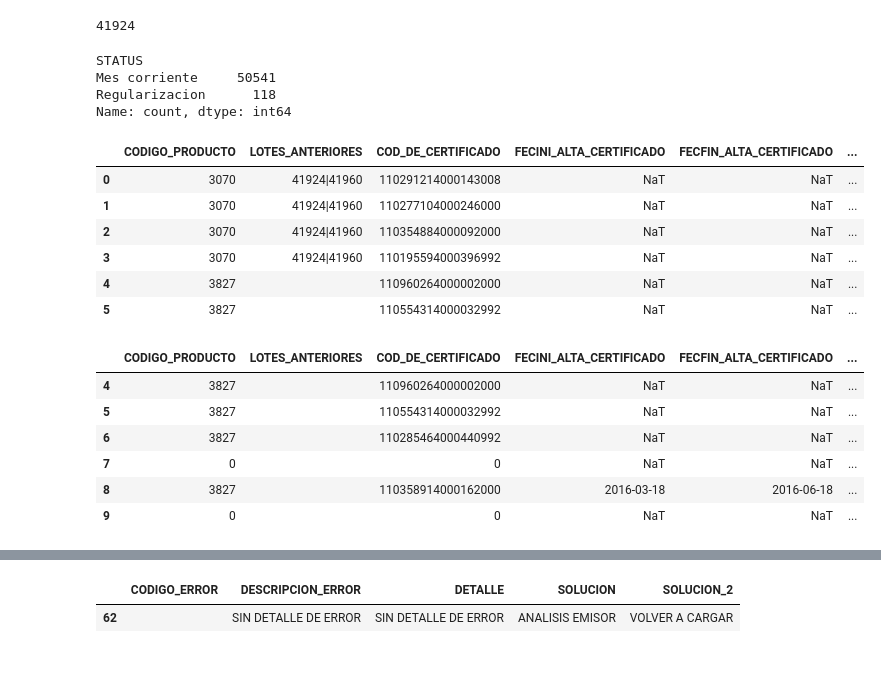
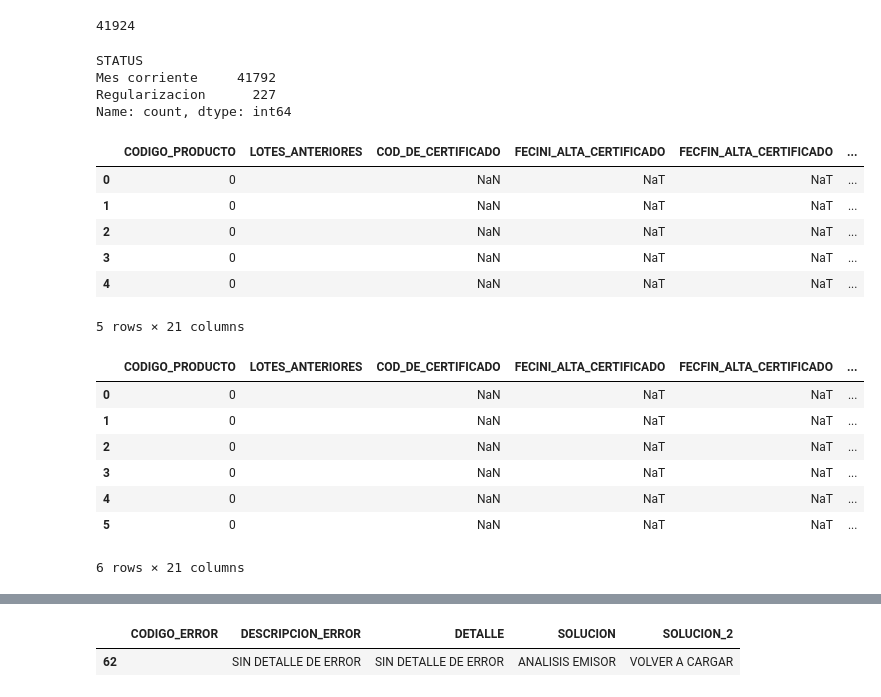
Before and after one commit to nelvinvelazco/PROYECTO-RIMAC, a Jupyter notebook: analisis_Excel.ipynb, the cells around one changed output, grey strips where cells are left out. Cells and saved outputs as stored; diff of their text form; code cells hidden in the pictures; blank space fills up the shorter version.

```diff
--- a/analisis_Excel.ipynb
+++ b/analisis_Excel.ipynb
@@ -33,4 +34,5 @@ dtypes: object(5)
 memory usage: 2.6+ KB
 # %%
 # Se carga el dataset en excel de Accidentes mortales
-df_desgravamen= pd.read_excel('C:/data/446 - Desgravamen Desempleo - BBVA - P1.xlsx', sheet_name='Hoja1')
+df_desgravamen= pd.read_excel('C:/data/446 - Desgravamen Desempleo - BBVA - P3.xlsx', sheet_name='Hoja1',
+                              dtype={'COD DE CERTIFICADO': str, 'DESCRIPCION ERROR': str, 'IDELOTE': str})
@@ -42,12 +51,14 @@ df_desgravamen.columns = (
     .str.replace(r'[^A-Za-z0-9_]', '_', regex=True)  # reemplazar todo lo que no sea letra/número/_ por _
 )
 # %%
-df_desgravamen= df_desgravamen.rename(columns={'CODIGO_ERROR': 'TIPO_ERROR','DESCRIPCION_ERROR': 'CODIGO_ERROR'}) # cambiar nombre de las columnas
+df_desgravamen= df_desgravamen.rename(columns={'CODIGO_ERROR': 'TIPO_ERROR',
+                                               'DESCRIPCION_ERROR': 'CODIGO_ERROR',
+                                               'IDELOTE': 'TRAMA'}) # cambiar nombre de las columnas
 # %%
 df_desgravamen= df_desgravamen[['CODIGO_PRODUCTO', 'LOTES_ANTERIORES','COD_DE_CERTIFICADO', 'FECINI_ALTA_CERTIFICADO',
-                                'FECFIN_ALTA_CERTIFICADO','IDEDET', 'TIPO_MOVIMIENTO', 'FEC__INICIO', 'FEC__FIN', 'MONEDA',
-                                'SUMA_ASEGURADA', 'TASA', 'PRIMABRUTACAN', 'PRIMANETACAN', 'NOMBRE_DE_ARCHIVO',
-                                'ORIGEN_ERROR', 'TIPO_ERROR', 'CODIGO_ERROR']]
+                                'FECFIN_ALTA_CERTIFICADO','IDEDET', 'TRAMA', 'TIPO_MOVIMIENTO', 'FEC__INICIO',
+                                'FEC__FIN', 'MONEDA', 'SUMA_ASEGURADA', 'TASA', 'PRIMABRUTACAN', 'PRIMANETACAN',
+                                'NOMBRE_DE_ARCHIVO', 'ORIGEN_ERROR', 'TIPO_ERROR', 'CODIGO_ERROR']]
 # %%
 df_desgravamen.head(3)  # Displaying the first five rows of the DataFrame
 # %% [output]
@@ -88,7 +99,7 @@ df_desgravamen[df_desgravamen['CODIGO_PRODUCTO'].isnull()].head()
 df_desgravamen= df_desgravamen.fillna({'LOTES_ANTERIORES':'', 'SUMA_ASEGURADA':0, 'TASA':0, 'PRIMABRUTACAN':0, 'PRIMANETACAN':0,
                                        'MONEDA': 'SIN DATO'})
 # %%
-df_desgravamen['COD_DE_CERTIFICADO'] = df_desgravamen['COD_DE_CERTIFICADO'].apply(lambda x: str(int(x)) if pd.notnull(x) else '0')
+#df_desgravamen['COD_DE_CERTIFICADO'] = df_desgravamen['COD_DE_CERTIFICADO'].apply(lambda x: str(int(x)) if pd.notnull(x) else '0')
 df_desgravamen['CODIGO_PRODUCTO'] = df_desgravamen['CODIGO_PRODUCTO'].fillna(0).astype('int')
 df_desgravamen["LOTES_ANTERIORES"] = df_desgravamen["LOTES_ANTERIORES"].astype(str)
 df_desgravamen['FECINI_ALTA_CERTIFICADO'] = pd.to_datetime(df_desgravamen['FECINI_ALTA_CERTIFICADO'], errors='coerce')
@@ -102,7 +113,6 @@ df_desgravamen['TASA']= pd.to_numeric(df_desgravamen['TASA'], errors='coerce')
 df_desgravamen['PRIMABRUTACAN']= pd.to_numeric(df_desgravamen['PRIMABRUTACAN'], errors='coerce')
 df_desgravamen['PRIMANETACAN']= pd.to_numeric(df_desgravamen['PRIMANETACAN'], errors='coerce')
 df_desgravamen['ORIGEN_ERROR'] = df_desgravamen['ORIGEN_ERROR'].fillna(0).astype('int')
-df_desgravamen['CODIGO_ERROR'] = df_desgravamen['CODIGO_ERROR'].fillna(0).astype('int')
 # %%
 df_desgravamen['MONEDA'] = df_desgravamen['MONEDA'].replace('nan', 'SIN DATO')
 # %%
@@ -210,29 +224,30 @@ df_desgravamen['STATUS']= df_desgravamen.apply(clasificar, axis=1)
 df_desgravamen['STATUS'].value_counts()
 # %% [output]
 STATUS
-Mes corriente     50541
-Regularizacion      118
+Mes corriente     41792
+Regularizacion      227
 Name: count, dtype: int64
 # %%
-df_desgravamen.head(6)
+df_desgravamen.head(5)
 # %% [output]
 |  | CODIGO_PRODUCTO | LOTES_ANTERIORES | COD_DE_CERTIFICADO | FECINI_ALTA_CERTIFICADO | FECFIN_ALTA_CERTIFICADO | ... |
-| 0 | 3070 | 41924|41960 | 110291214000143008 | NaT | NaT | ... |
-| 1 | 3070 | 41924|41960 | 110277104000246000 | NaT | NaT | ... |
-| 2 | 3070 | 41924|41960 | 110354884000092000 | NaT | NaT | ... |
-| 3 | 3070 | 41924|41960 | 110195594000396992 | NaT | NaT | ... |
-| 4 | 3827 |  | 110960264000002000 | NaT | NaT | ... |
-| 5 | 3827 |  | 110554314000032992 | NaT | NaT | ... |
+| 0 | 0 |  | NaN | NaT | NaT | ... |
+| 1 | 0 |  | NaN | NaT | NaT | ... |
+| 2 | 0 |  | NaN | NaT | NaT | ... |
+| 3 | 0 |  | NaN | NaT | NaT | ... |
+| 4 | 0 |  | NaN | NaT | NaT | ... |
+5 rows × 21 columns
 # %%
 df_desgravamen[df_desgravamen['STATUS']=='Mes corriente'].head(6)
 # %% [output]
 |  | CODIGO_PRODUCTO | LOTES_ANTERIORES | COD_DE_CERTIFICADO | FECINI_ALTA_CERTIFICADO | FECFIN_ALTA_CERTIFICADO | ... |
-| 4 | 3827 |  | 110960264000002000 | NaT | NaT | ... |
-| 5 | 3827 |  | 110554314000032992 | NaT | NaT | ... |
-| 6 | 3827 |  | 110285464000440992 | NaT | NaT | ... |
-| 7 | 0 |  | 0 | NaT | NaT | ... |
-| 8 | 3827 |  | 110358914000162000 | 2016-03-18 | 2016-06-18 | ... |
-| 9 | 0 |  | 0 | NaT | NaT | ... |
+| 0 | 0 |  | NaN | NaT | NaT | ... |
+| 1 | 0 |  | NaN | NaT | NaT | ... |
+| 2 | 0 |  | NaN | NaT | NaT | ... |
+| 3 | 0 |  | NaN | NaT | NaT | ... |
+| 4 | 0 |  | NaN | NaT | NaT | ... |
+| 5 | 0 |  | NaN | NaT | NaT | ... |
+6 rows × 21 columns
 # %%
 df_errores['CODIGO_ERROR'].value_counts()
 # %% [output]
```
Also changed, not shown: parts of 26 cells of this notebook.
